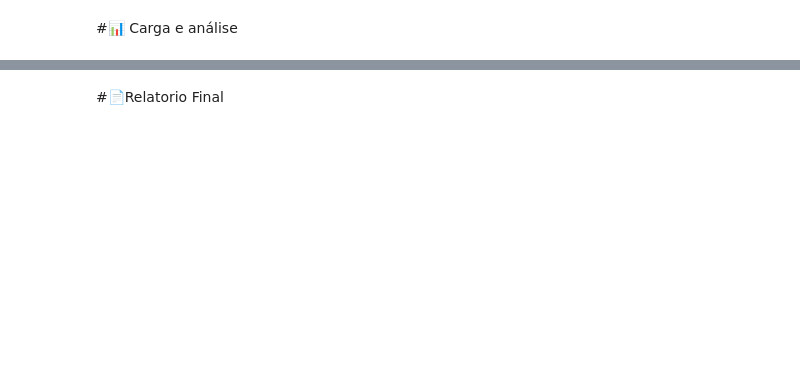
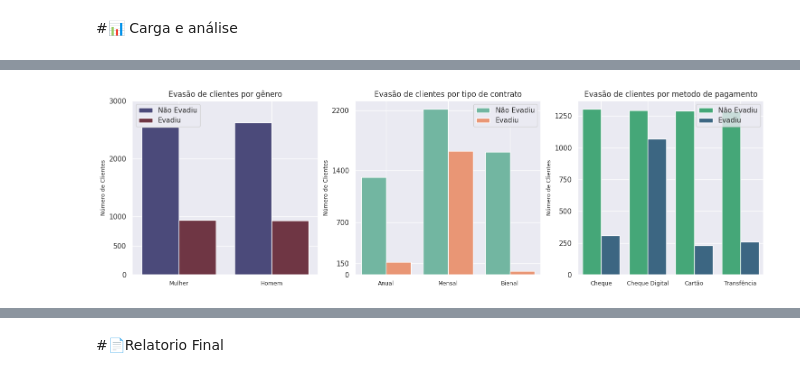
Before and after one commit to HenriqueTangoda/Challenge-Telecom-X, a Jupyter notebook: Challenge_Telecom_X.ipynb, the cells around one changed output, grey strips where cells are left out. Drawn from its saved outputs; the diff is of its cells as text; code cells hidden in the pictures; blank space fills up the shorter version.

```diff
--- a/Challenge_Telecom_X.ipynb
+++ b/Challenge_Telecom_X.ipynb
@@ -313,0 +378,41 @@ df.head()
+# %%
+fig, axs = plt.subplots(1, 3, figsize=(18,5))
+
+sns.countplot(data=df, x='genero', hue='evadiu', palette='icefire', ax=axs[0])
+axs[0].set_title('Evasão de clientes por gênero', fontsize=12)
+axs[0].set_xticks([0, 1])
+axs[0].set_xticklabels(['Mulher', 'Homem'], fontsize=9)
+axs[0].set_xlabel('')
+axs[0].set_yticks([0, 500, 1000, 2000, 3000])
+axs[0].set_ylabel('Número de Clientes', fontsize=9)
+axs[0].grid(True)
+axs[0].legend(labels= ('Não Evadiu', 'Evadiu'))
+
+
+
+##2º Gráfico - Tipo de Contrato
+sns.countplot(data=df, x='tipo_contrato', hue='evadiu', palette='Set2', legend=False, ax=axs[1])
+axs[1].set_title('Evasão de clientes por tipo de contrato', fontsize= 12)
+axs[1].set_xticks([0, 1, 2])
+axs[1].set_xticklabels(['Anual', 'Mensal', 'Bienal'], fontsize= 9)
+axs[1].set_xlabel('')
+axs[1].set_yticks([0, 150, 700, 1400, 2200])
+axs[1].set_ylabel('Número de Clientes', fontsize= 9)
+axs[1].grid(True)
+axs[1].legend(labels= ('Não Evadiu', 'Evadiu'))
+
+##3º Gráfico - Metódo de Pagamento
+sns.countplot(data=df, x='metodo_pagamento', hue='evadiu', palette='viridis_r', legend=False, ax=axs[2])
+axs[2].set_title('Evasão de clientes por metodo de pagamento', fontsize= 12)
+axs[2].set_xticks([0, 1, 2, 3])
+axs[2].set_xticklabels(['Cheque', 'Cheque Digital', 'Cartão' , 'Transfência'], fontsize= 9)
+axs[2].set_xlabel('')
+axs[2].set_yticks([0, 250, 500, 750, 1000, 1250])
+axs[2].set_ylabel('Número de Clientes', fontsize= 9)
+axs[2].grid(True)
+axs[2].legend(labels= ('Não Evadiu', 'Evadiu'))
+
+
+plt.show()
+# %% [output]
+[figure, added]
```
Also changed, not shown: parts of 10 cells of this notebook.
